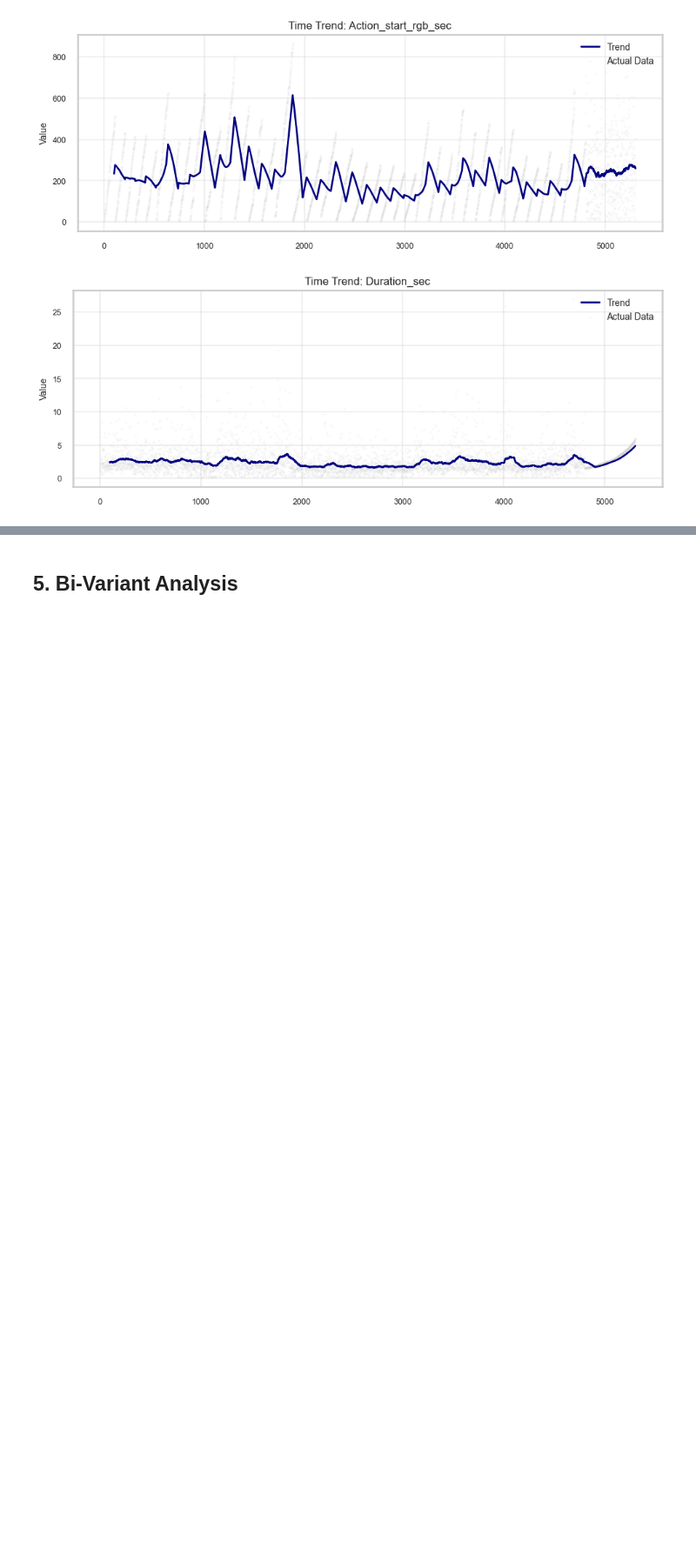
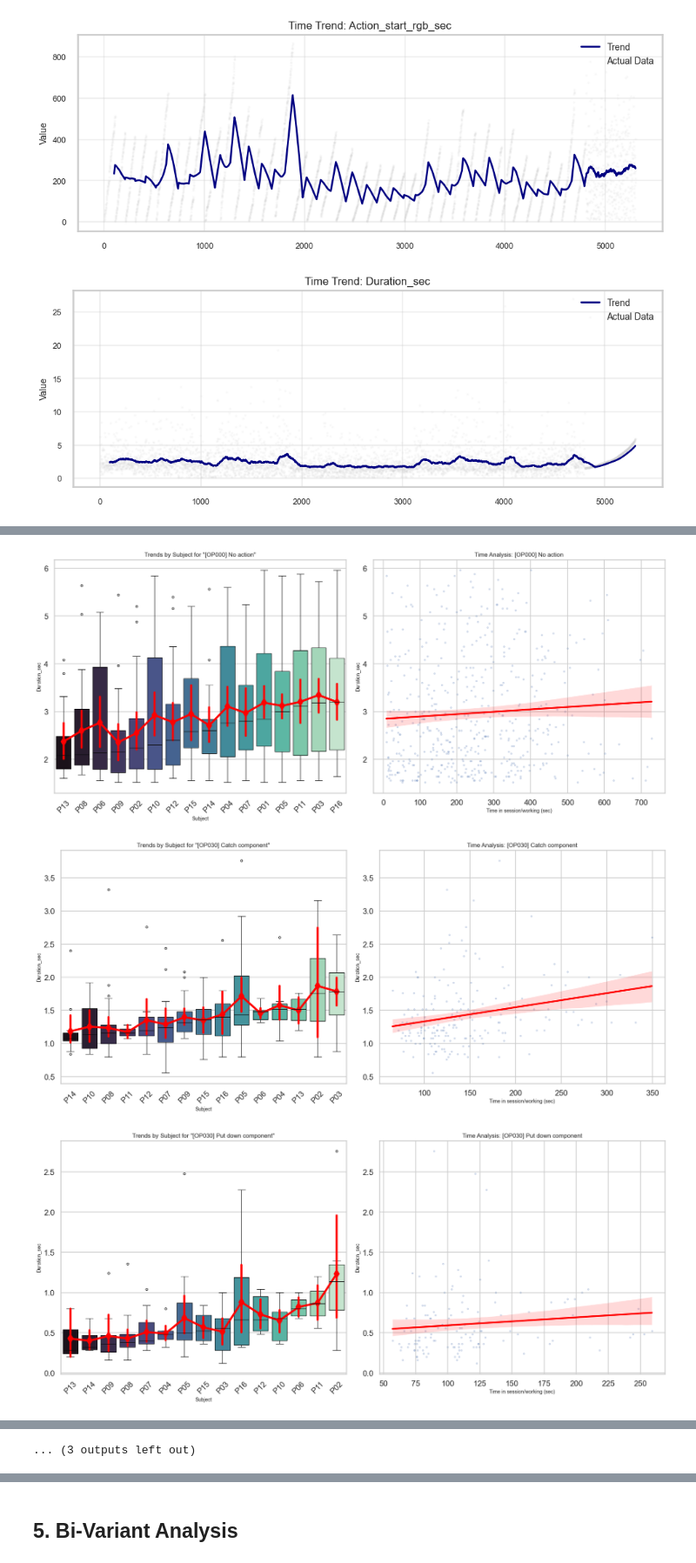
Before and after one commit to CarlosdelCastillo-Rey/AI-Co-Pilot-for-the-Production-Floor-See-Guide-Improve, a Jupyter notebook: notebooks/eda.ipynb, the cells around one changed output, grey strips where cells are left out. Shown at 87% size. Saved outputs shown, nothing was run; the diff lists cells and outputs as text; code cells hidden in the pictures; blank space fills up the shorter version.

```diff
--- a/notebooks/eda.ipynb
+++ b/notebooks/eda.ipynb
@@ -431,0 +522,37 @@ plot_time_trends(df, time_cols)
+# %%
+def analyze_action_dynamics(df, actions):
+    for action in actions:
+        temp_df = df[df['Action_label'] == action].copy()
+
+        subject_order = temp_df.groupby('Subject')['Duration_sec'].median().sort_values().index
+
+        fig, (ax1, ax2) = plt.subplots(1, 2, figsize=(18, 8))
+
+        sns.boxplot(
+            data=temp_df, x='Subject', y='Duration_sec',
+            order=subject_order, ax=ax1, palette='mako', fliersize=4
+        )
+
+        sns.pointplot(
+            data=temp_df, x='Subject', y='Duration_sec',
+            order=subject_order, ax=ax1, color='red', markers='d', linestyles='-'
+        )
+        ax1.set_title(f'Trends by Subject for "{action}"', fontsize=12)
+        ax1.tick_params(axis='x', rotation=45)
+
+        sns.regplot(
+            data=temp_df, x='Action_start_rgb_sec', y='Duration_sec',
+            ax=ax2, scatter_kws={'alpha':0.2, 's':10}, line_kws={'color':'red'}
+        )
+        ax2.set_title(f'Time Analysis: {action}', fontsize=12)
+        ax2.set_xlabel('Time in session/working (sec)')
+
+        plt.tight_layout()
+        plt.show()
+
+top_actions = df['Action_label'].value_counts().index[:15]
+analyze_action_dynamics(df, top_actions)
+# %% [output]
+[figure, added]
+[figure, added]
+[figure, added]
@@ -431,0 +568 @@ plot_time_trends(df, time_cols)
+... (3 outputs left out)
```
Also changed, not shown: parts of 10 cells of this notebook.
